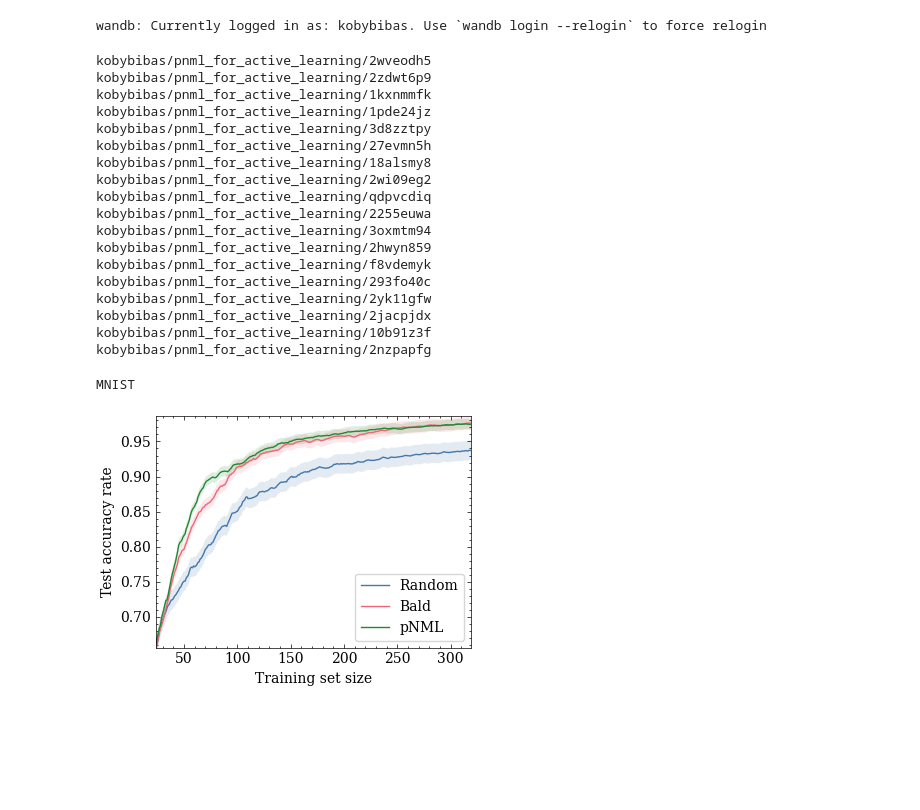
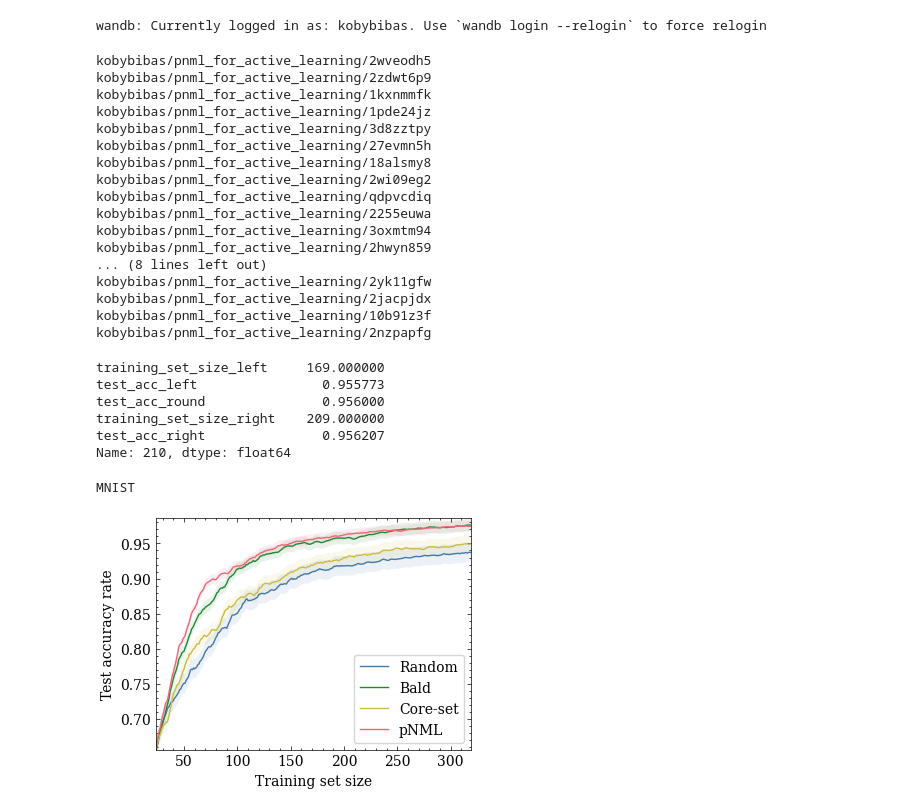
Before and after one commit to kobybibas/pnml_for_active_learning, a Jupyter notebook: notebooks/plot_mnist.ipynb, the cells around one changed output. Drawn from its saved outputs; the diff is of its cells as text; code cells hidden in the pictures; blank space fills up the shorter version.

```diff
--- a/notebooks/plot_mnist.ipynb
+++ b/notebooks/plot_mnist.ipynb
@@ -48,6 +48,16 @@ bald_runs = [
     "kobybibas/pnml_for_active_learning/3oxmtm94",
     "kobybibas/pnml_for_active_learning/2hwyn859",
 ]
+
+kmean_runs = [
+    'kobybibas/pnml_for_active_learning/3q2gcjf6',
+    'kobybibas/pnml_for_active_learning/1wjd4fos',
+    'kobybibas/pnml_for_active_learning/1w5709p2',
+    'kobybibas/pnml_for_active_learning/1wuq6elv',
+    'kobybibas/pnml_for_active_learning/10y0grxx',
+    'kobybibas/pnml_for_active_learning/3t72irke'
+]
+
 pnml_runs = [
     'kobybibas/pnml_for_active_learning/f8vdemyk',
     'kobybibas/pnml_for_active_learning/293fo40c',
@@ -55,16 +65,11 @@ pnml_runs = [
     'kobybibas/pnml_for_active_learning/2jacpjdx',
     'kobybibas/pnml_for_active_learning/10b91z3f',
     'kobybibas/pnml_for_active_learning/2nzpapfg'
-    # "kobybibas/pnml_for_active_learning/5ha1av12",
-    # "kobybibas/pnml_for_active_learning/2ozptpz4",
-    # "kobybibas/pnml_for_active_learning/3ksy6gz5",
-    # "kobybibas/pnml_for_active_learning/2snq968c",
-    # "kobybibas/pnml_for_active_learning/1x6wpk6t",
-    # "kobybibas/pnml_for_active_learning/se9njtao",
 ]
 
 random_dfs = process_results(api=api,run_list=random_runs)
 bald_dfs = process_results(api=api,run_list=bald_runs)
+kmean_dfs = process_results(api=api,run_list=kmean_runs)
 pnml_dfs = process_results(api=api,run_list=pnml_runs)
 # %% [output]
 kobybibas/pnml_for_active_learning/2wveodh5
@@ -79,8 +84,7 @@ kobybibas/pnml_for_active_learning/qdpvcdiq
 kobybibas/pnml_for_active_learning/2255euwa
 kobybibas/pnml_for_active_learning/3oxmtm94
 kobybibas/pnml_for_active_learning/2hwyn859
-kobybibas/pnml_for_active_learning/f8vdemyk
-kobybibas/pnml_for_active_learning/293fo40c
+... (8 lines left out)
 kobybibas/pnml_for_active_learning/2yk11gfw
 kobybibas/pnml_for_active_learning/2jacpjdx
 kobybibas/pnml_for_active_learning/10b91z3f
@@ -89,15 +93,28 @@ kobybibas/pnml_for_active_learning/2nzpapfg
 rolling_size = 5
 random_res = execute_df_rollout(random_dfs,rolling_size=rolling_size)
 bald_res = execute_df_rollout(bald_dfs,rolling_size=rolling_size)
+kmean_res = execute_df_rollout(kmean_dfs,rolling_size=rolling_size)
 pnml_res = execute_df_rollout(pnml_dfs,rolling_size=rolling_size)
+plot_list = [(random_res, "Random"), (bald_res, "Bald"), (kmean_res, 'Core-set'),(pnml_res, "pNML")]
+# %%
+row = find_max_train_save(pnml_res, bald_res)
+print(100 * row.training_set_size_left / row.training_set_size_right)
+print(row)
+# %% [output]
+training_set_size_left     169.000000
+test_acc_left                0.955773
+test_acc_round               0.956000
+training_set_size_right    209.000000
+test_acc_right               0.956207
+Name: 210, dtype: float64
 # %%
 plt.style.use(["science", "bright",'no-latex'])
 fig, ax = plt.subplots(1, 1, dpi=100, figsize=(4, 3))
-fig,ax = execute_plot(random_res,bald_res,pnml_res,fig,ax)
+fig,ax = execute_plot(plot_list,fig,ax)
 print("MNIST")
 plt.tight_layout()
 plt.savefig(osp.join(out_dir, "mnist.pdf"))
 plt.show()
 # %% [output]
 MNIST
-[figure, old version]
+[figure, new version]
```
Also changed, not shown: parts of 1 cell of this notebook, 9 other files.
